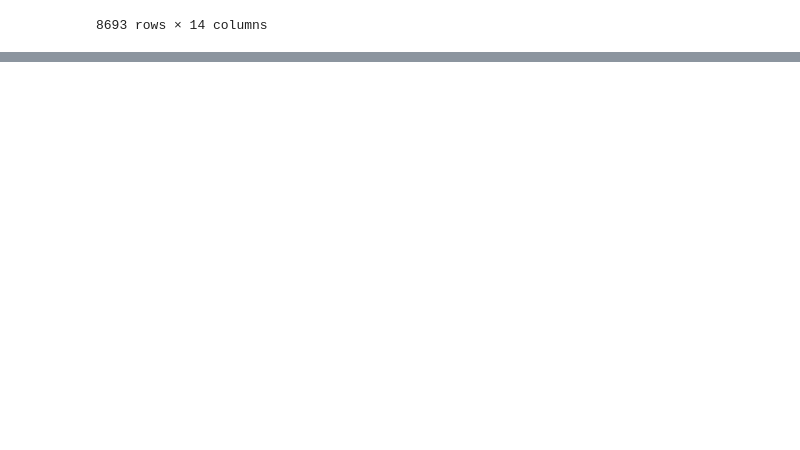
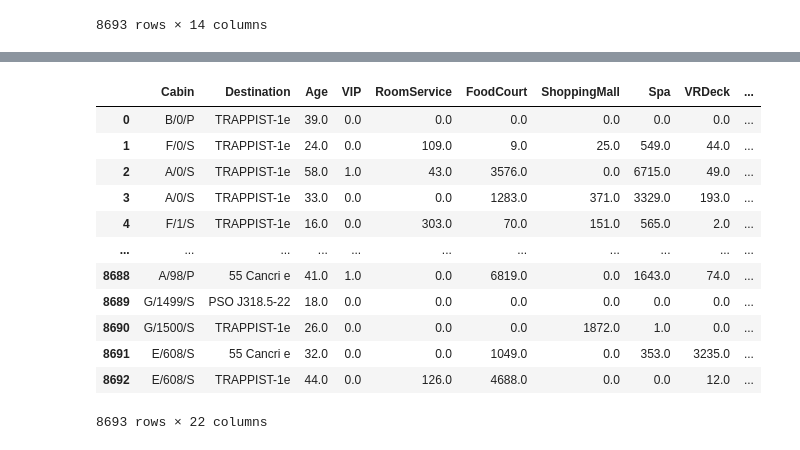
Before and after one commit to AlexandreGazagnes/kaggle-spaceship-titanic, a Jupyter notebook: notebooks/01-data-explo.ipynb, the cells around one changed output, grey strips where cells are left out. Saved outputs shown, nothing was run; the diff lists cells and outputs as text; code cells hidden in the pictures; blank space fills up the shorter version.

```diff
--- a/notebooks/01-data-explo.ipynb
+++ b/notebooks/01-data-explo.ipynb
@@ -342,0 +641,3 @@ dtype: object
+# %%
+family_dict = _X._LastName.value_counts().to_dict()
+_X["_FamilySize"] = _X["_LastName"].replace(family_dict)
@@ -342,0 +670,3 @@ dtype: object
+# %%
+cab_dict = {i:j for j,i in enumerate(string.ascii_uppercase)}
+cab_dict
@@ -342,0 +691,24 @@ dtype: object
+# %%
+for col in split_cols :
+    for i in range(3) :
+        _X[f"_{col}_{i}"] = _X[col].apply(lambda val : val.split("/")[i].upper() if isinstance(val, str) else val  )
+        try :
+            _X[f"_{col}_{i}"] = _X[f"_{col}_{i}"].astype(float)
+        except Exception as e :
+            _X[f"_{col}_{i}_int"] =  _X[f"_{col}_{i}"].replace(cab_dict)
+# %%
+_X.iloc[:,  3:]
+# %% [output]
+|  | Cabin | Destination | Age | VIP | RoomService | FoodCourt | ShoppingMall | Spa | VRDeck | ... |
+| 0 | B/0/P | TRAPPIST-1e | 39.0 | 0.0 | 0.0 | 0.0 | 0.0 | 0.0 | 0.0 | ... |
+| 1 | F/0/S | TRAPPIST-1e | 24.0 | 0.0 | 109.0 | 9.0 | 25.0 | 549.0 | 44.0 | ... |
+| 2 | A/0/S | TRAPPIST-1e | 58.0 | 1.0 | 43.0 | 3576.0 | 0.0 | 6715.0 | 49.0 | ... |
+| 3 | A/0/S | TRAPPIST-1e | 33.0 | 0.0 | 0.0 | 1283.0 | 371.0 | 3329.0 | 193.0 | ... |
+| 4 | F/1/S | TRAPPIST-1e | 16.0 | 0.0 | 303.0 | 70.0 | 151.0 | 565.0 | 2.0 | ... |
+| ... | ... | ... | ... | ... | ... | ... | ... | ... | ... | ... |
+| 8688 | A/98/P | 55 Cancri e | 41.0 | 1.0 | 0.0 | 6819.0 | 0.0 | 1643.0 | 74.0 | ... |
+| 8689 | G/1499/S | PSO J318.5-22 | 18.0 | 0.0 | 0.0 | 0.0 | 0.0 | 0.0 | 0.0 | ... |
+| 8690 | G/1500/S | TRAPPIST-1e | 26.0 | 0.0 | 0.0 | 0.0 | 1872.0 | 1.0 | 0.0 | ... |
+| 8691 | E/608/S | 55 Cancri e | 32.0 | 0.0 | 0.0 | 1049.0 | 0.0 | 353.0 | 3235.0 | ... |
+| 8692 | E/608/S | TRAPPIST-1e | 44.0 | 0.0 | 126.0 | 4688.0 | 0.0 | 0.0 | 12.0 | ... |
+8693 rows × 22 columns
```
Also changed, not shown: parts of 41 cells of this notebook, 4 other files.
